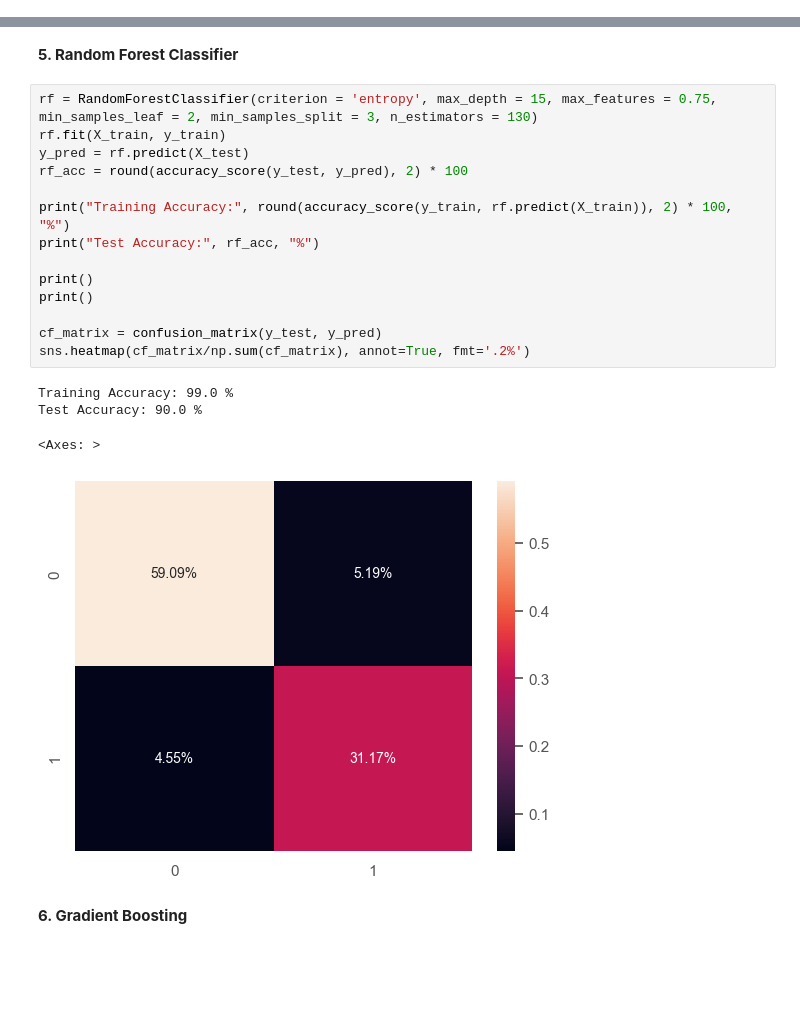
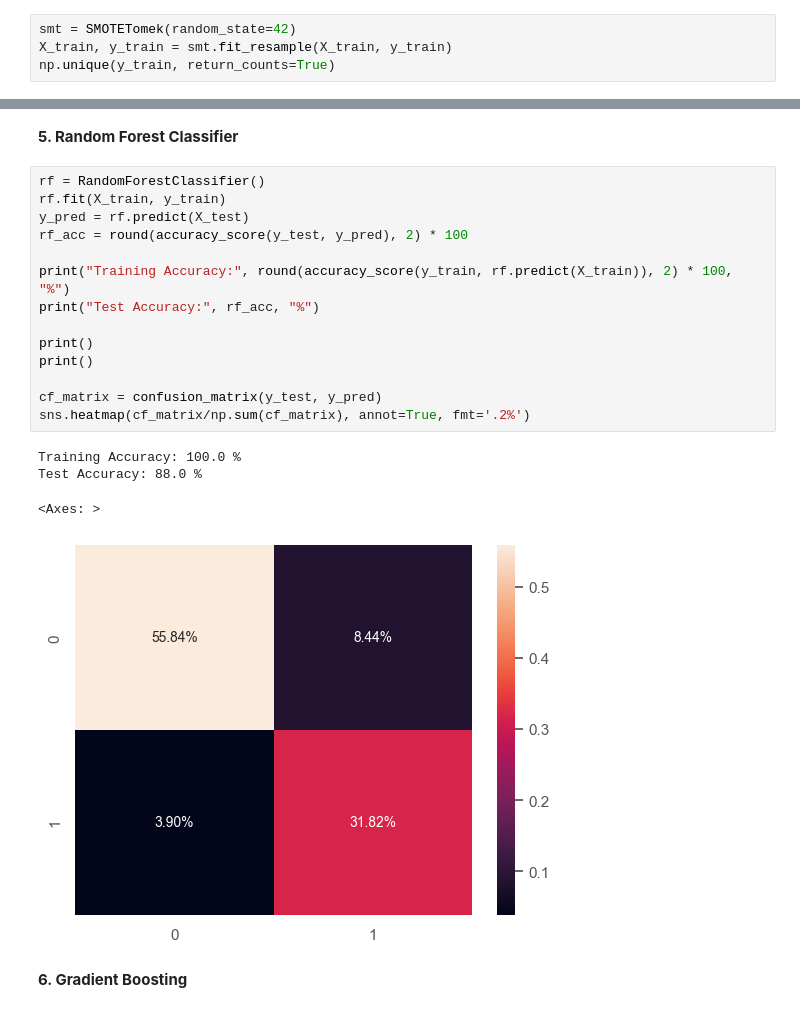
Before and after one commit to iiakshat/diabetes_prediction, a Jupyter notebook: diabetes_prediction.ipynb, the cells around one changed output, grey strips where cells are left out. Cells and saved outputs as stored; diff of their text form; blank space fills up the shorter version.

```diff
--- a/diabetes_prediction.ipynb
+++ b/diabetes_prediction.ipynb
@@ -391,0 +398,4 @@ X_train, X_test, y_train, y_test = train_test_split(X, y, test_size=0.2, random_
+# %%
+smt = SMOTETomek(random_state=42)
+X_train, y_train = smt.fit_resample(X_train, y_train)
+np.unique(y_train, return_counts=True)
@@ -568,24 +580,24 @@ weighted avg       0.89      0.89      0.89       154
 # %% [markdown]
 __5. Random Forest Classifier__
 # %%
-rf = RandomForestClassifier(criterion = 'entropy', max_depth = 15, max_features = 0.75, min_samples_leaf = 2, min_samples_split = 3, n_estimators = 130)
+rf = RandomForestClassifier()
 rf.fit(X_train, y_train)
 y_pred = rf.predict(X_test)
 rf_acc = round(accuracy_score(y_test, y_pred), 2) * 100
 
 print("Training Accuracy:", round(accuracy_score(y_train, rf.predict(X_train)), 2) * 100, "%")
 print("Test Accuracy:", rf_acc, "%")
 
 print()
 print()
 
 cf_matrix = confusion_matrix(y_test, y_pred)
 sns.heatmap(cf_matrix/np.sum(cf_matrix), annot=True, fmt='.2%')
 # %% [output]
-Training Accuracy: 99.0 %
-Test Accuracy: 90.0 %
+Training Accuracy: 100.0 %
+Test Accuracy: 88.0 %
 <Axes: >
-[figure, old version]
+[figure, new version]
 # %% [markdown]
 __6. Gradient Boosting__
 # %%
```
Also changed, not shown: parts of 25 cells of this notebook.
